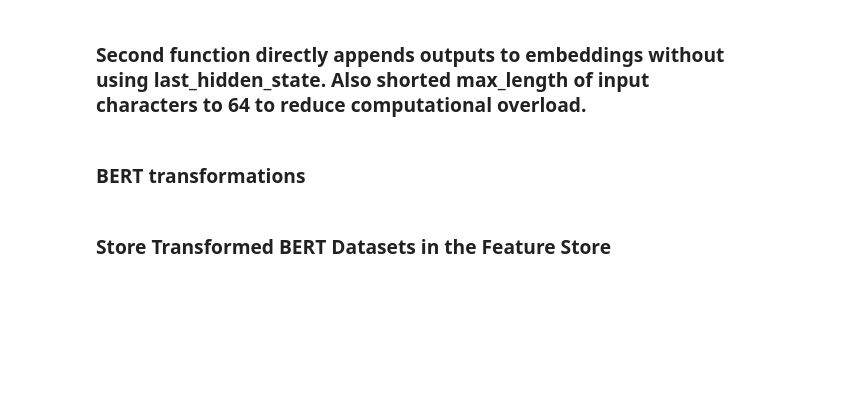
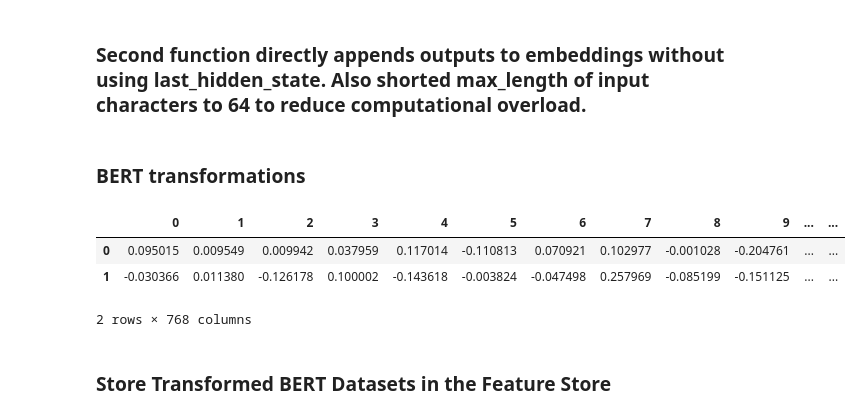
Before and after one commit to cfitzpatrick89/ADS508_GroupProject, a Jupyter notebook: EDA.ipynb, the cells around one changed output. Saved outputs shown, nothing was run; the diff lists cells and outputs as text; code cells hidden in the pictures; blank space fills up the shorter version.

Commit message:
FeatureStoreTest2

```diff
--- a/EDA.ipynb
+++ b/EDA.ipynb
@@ -1399,6 +1399,10 @@ distilbert_embeddings_val = distilbert_transformer.transform(texts_val)
 # Transform 'clean_text' into DistilBERT embeddings for the test set
 texts_test = X_test['clean_text'].tolist()  # Extract texts as a list
 distilbert_embeddings_test = distilbert_transformer.transform(texts_test)
+# %%
+distilbert_embeddings_train = pd.DataFrame(distilbert_embeddings_train)
+distilbert_embeddings_val = pd.DataFrame(distilbert_embeddings_val)
+distilbert_embeddings_test = pd.DataFrame(distilbert_embeddings_test)
 # %%
 distilbert_embeddings_train['dataset'] = 'train'
 # %%
@@ -1406,7 +1410,13 @@ distilbert_embeddings_val['dataset'] = 'val'
 # %%
 distilbert_embeddings_test['dataset'] = 'test'
 # %%
-distilbert_embeddings_train.head(1)
+train_df = pd.DataFrame(distilbert_embeddings_train)
+train_df.head(2)
+# %% [output]
+|  | 0 | 1 | 2 | 3 | 4 | 5 | 6 | 7 | 8 | 9 | ... | ... |
+| 0 | 0.095015 | 0.009549 | 0.009942 | 0.037959 | 0.117014 | -0.110813 | 0.070921 | 0.102977 | -0.001028 | -0.204761 | ... | ... |
+| 1 | -0.030366 | 0.011380 | -0.126178 | 0.100002 | -0.143618 | -0.003824 | -0.047498 | 0.257969 | -0.085199 | -0.151125 | ... | ... |
+2 rows × 768 columns
 # %%
 distilbert_embeddings_val.head(1)
 # %%
```
Also changed, not shown: parts of 8 cells of this notebook.
